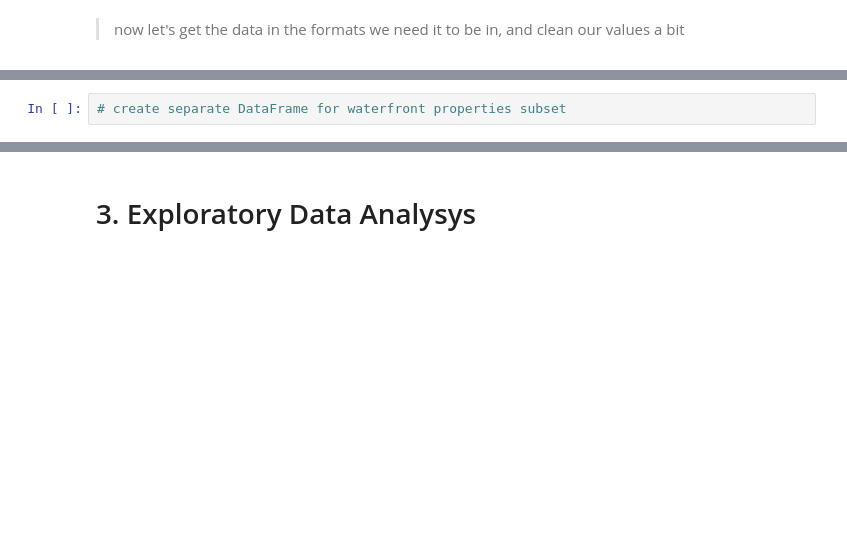
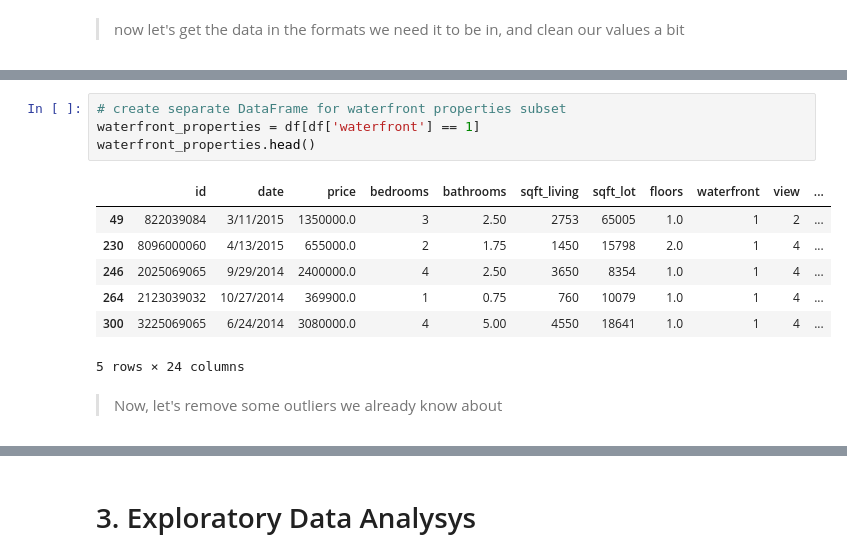
Before and after one commit to DIGITALFRANK/dsc-v2-mod1-final-project, a Jupyter notebook: student.ipynb, the cells around one changed output, grey strips where cells are left out. Cells and saved outputs as stored; diff of their text form; blank space fills up the shorter version.

```diff
--- a/student.ipynb
+++ b/student.ipynb
@@ -428,2 +521,14 @@ df.head()
 # %%
 # create separate DataFrame for waterfront properties subset
+waterfront_properties = df[df['waterfront'] == 1]
+waterfront_properties.head()
+# %% [output]
+|  | id | date | price | bedrooms | bathrooms | sqft_living | sqft_lot | floors | waterfront | view | ... |
+| 49 | 822039084 | 3/11/2015 | 1350000.0 | 3 | 2.50 | 2753 | 65005 | 1.0 | 1 | 2 | ... |
+| 230 | 8096000060 | 4/13/2015 | 655000.0 | 2 | 1.75 | 1450 | 15798 | 2.0 | 1 | 4 | ... |
+| 246 | 2025069065 | 9/29/2014 | 2400000.0 | 4 | 2.50 | 3650 | 8354 | 1.0 | 1 | 4 | ... |
+| 264 | 2123039032 | 10/27/2014 | 369900.0 | 1 | 0.75 | 760 | 10079 | 1.0 | 1 | 4 | ... |
+| 300 | 3225069065 | 6/24/2014 | 3080000.0 | 4 | 5.00 | 4550 | 18641 | 1.0 | 1 | 4 | ... |
+5 rows × 24 columns
+# %% [markdown]
+> Now, let's remove some outliers we already know about
```
Also changed, not shown: parts of 39 cells of this notebook.
